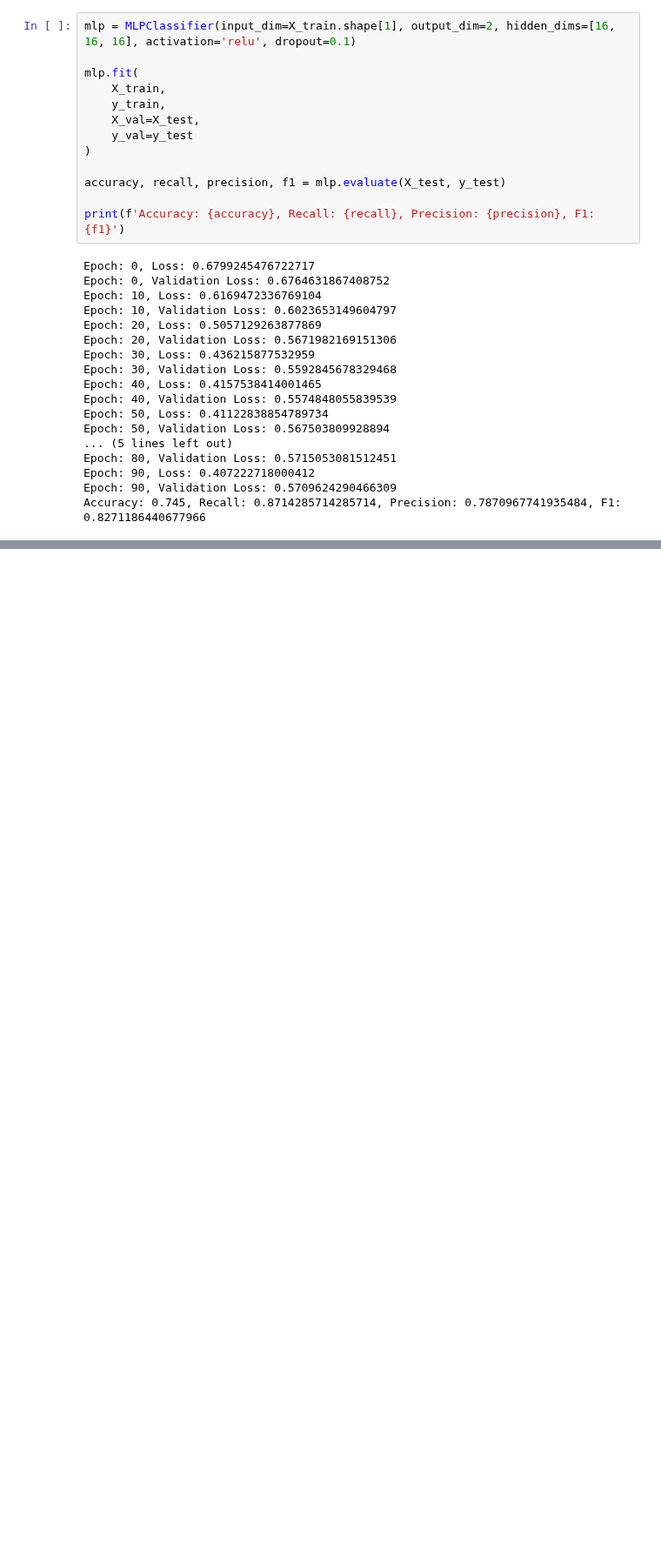
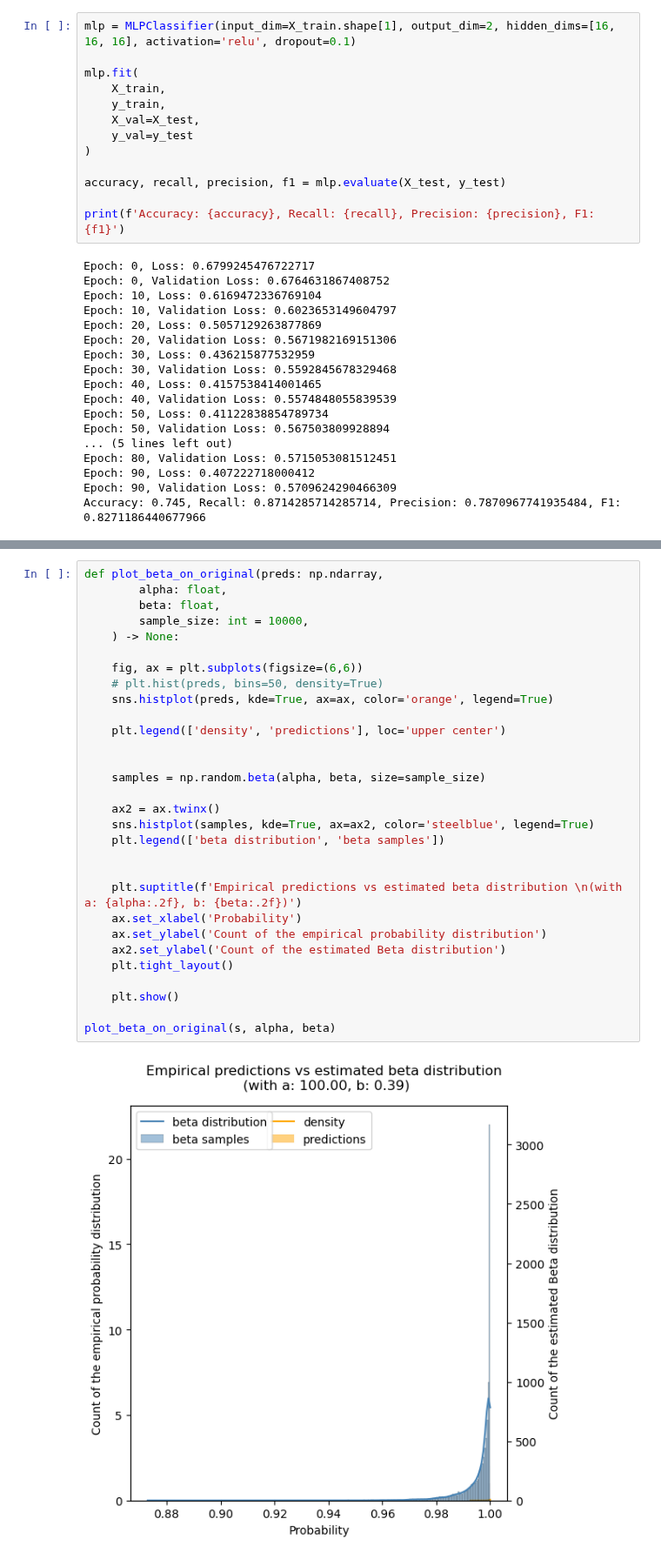
Before and after one commit to istepka/betarce, a Jupyter notebook: src/statrob.ipynb, the cells around one changed output, grey strips where cells are left out. Shown at 87% size. Cells and saved outputs as stored; diff of their text form; blank space fills up the shorter version.

```diff
--- a/src/statrob.ipynb
+++ b/src/statrob.ipynb
@@ -449,0 +456,32 @@ plot_beta(alpha, beta)
+# %%
+def plot_beta_on_original(preds: np.ndarray,
+        alpha: float,
+        beta: float,
+        sample_size: int = 10000,
+    ) -> None:
+
+    fig, ax = plt.subplots(figsize=(6,6))
+    # plt.hist(preds, bins=50, density=True)
+    sns.histplot(preds, kde=True, ax=ax, color='orange', legend=True)
+
+    plt.legend(['density', 'predictions'], loc='upper center')
+
+
+    samples = np.random.beta(alpha, beta, size=sample_size)
+
+    ax2 = ax.twinx()
+    sns.histplot(samples, kde=True, ax=ax2, color='steelblue', legend=True)
+    plt.legend(['beta distribution', 'beta samples'])
+
+
+    plt.suptitle(f'Empirical predictions vs estimated beta distribution \n(with a: {alpha:.2f}, b: {beta:.2f})')
+    ax.set_xlabel('Probability')
+    ax.set_ylabel('Count of the empirical probability distribution')
+    ax2.set_ylabel('Count of the estimated Beta distribution')
+    plt.tight_layout()
+
+    plt.show()
+
+plot_beta_on_original(s, alpha, beta)
+# %% [output]
+[figure, added]
```
Also changed, not shown: parts of 10 cells of this notebook, 2 other files.
